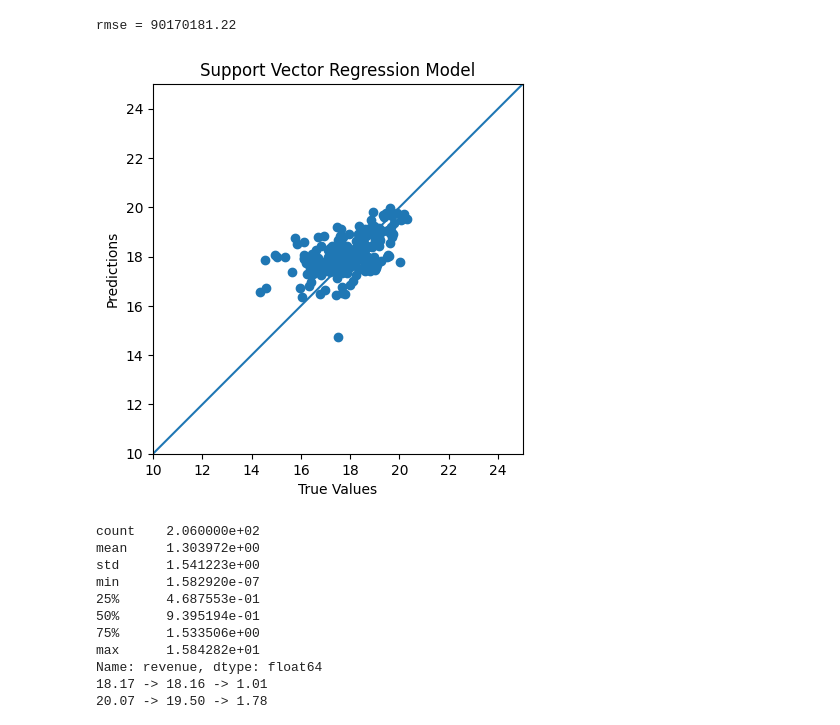
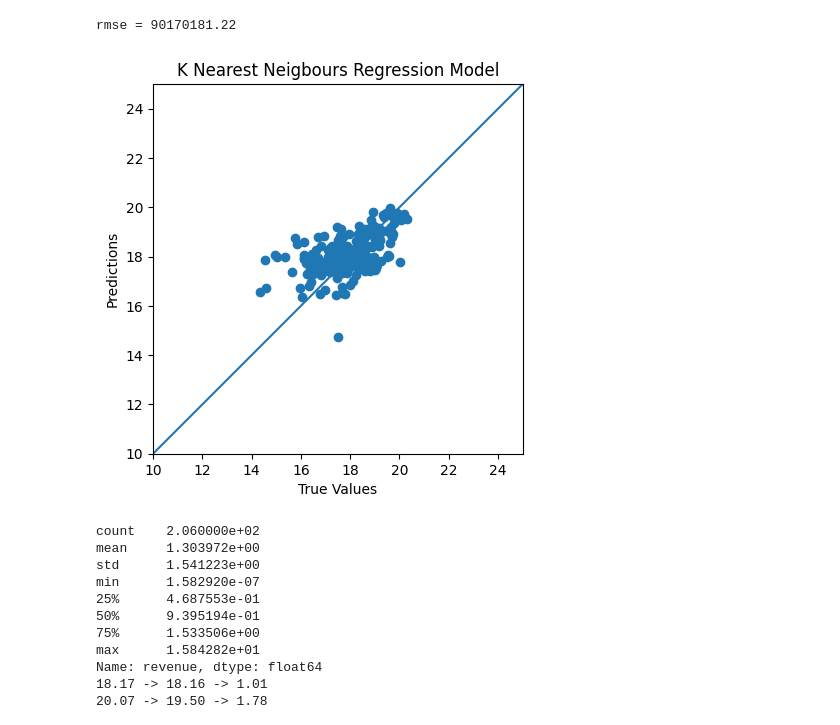
Before and after one commit to ChillinSoul/machineLearning, a Jupyter notebook: models/knn.ipynb, the cells around one changed output. Saved outputs shown, nothing was run; the diff lists cells and outputs as text; code cells hidden in the pictures.

```diff
--- a/models/knn.ipynb
+++ b/models/knn.ipynb
@@ -28,16 +28,16 @@ print(f'{rmse = :.2f}')
 rmse = 90170181.22
 # %%
 plt.scatter(y_test, y_pred)
-plt.title('Support Vector Regression Model')
+plt.title('K Nearest Neigbours Regression Model')
 plt.xlabel('True Values')
 plt.ylabel('Predictions')
 plt.axis('equal')
 plt.axis('square')
 plt.xlim([10,25])
 plt.ylim([10,25])
 _ = plt.plot([-100, 100], [-100, 100])
 # %% [output]
-[figure, old version]
+[figure, new version]
 # %%
 ratio = helper.revenue_exp(y_test) / helper.revenue_exp(y_pred)
 print(ratio.describe())
```
